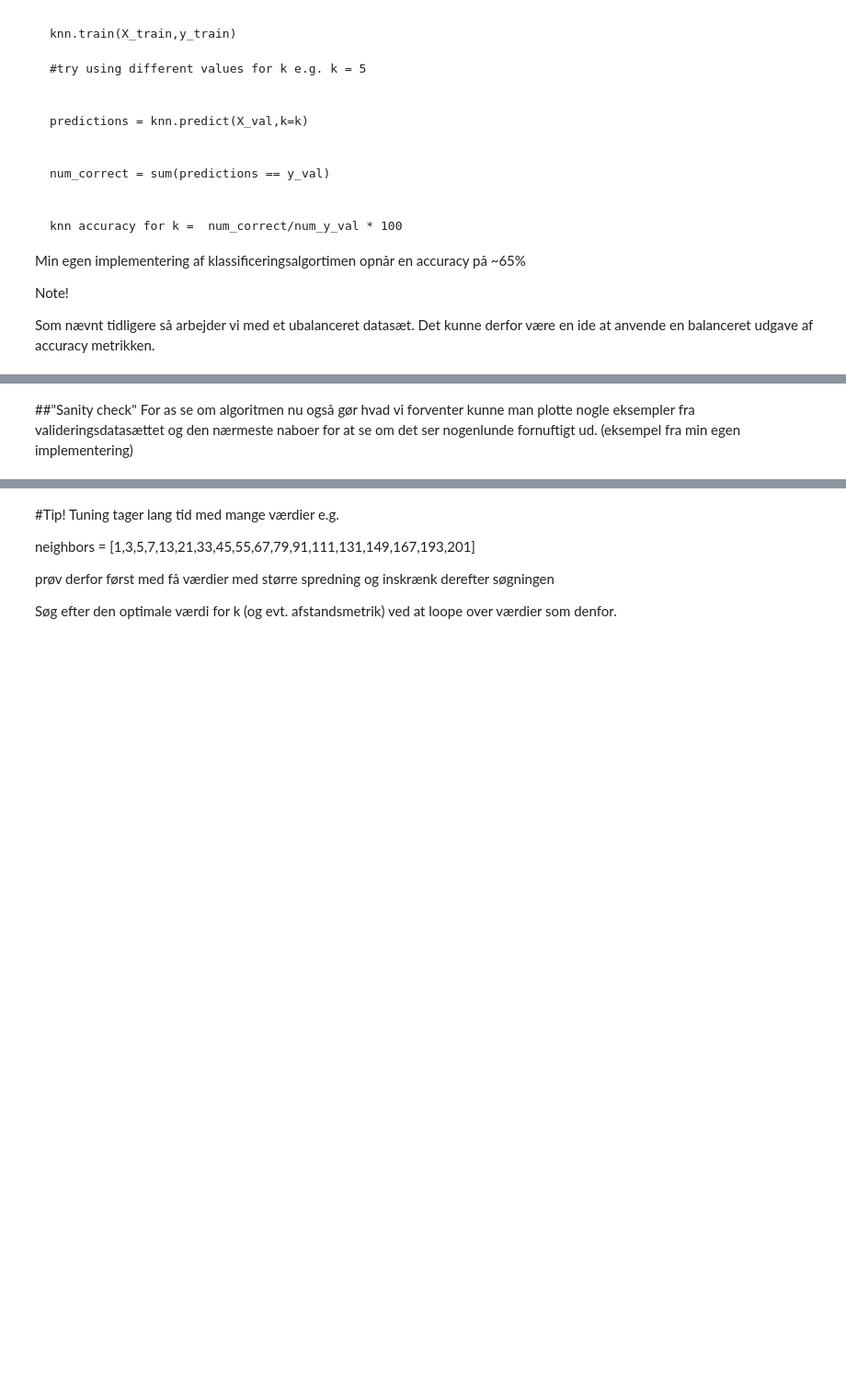
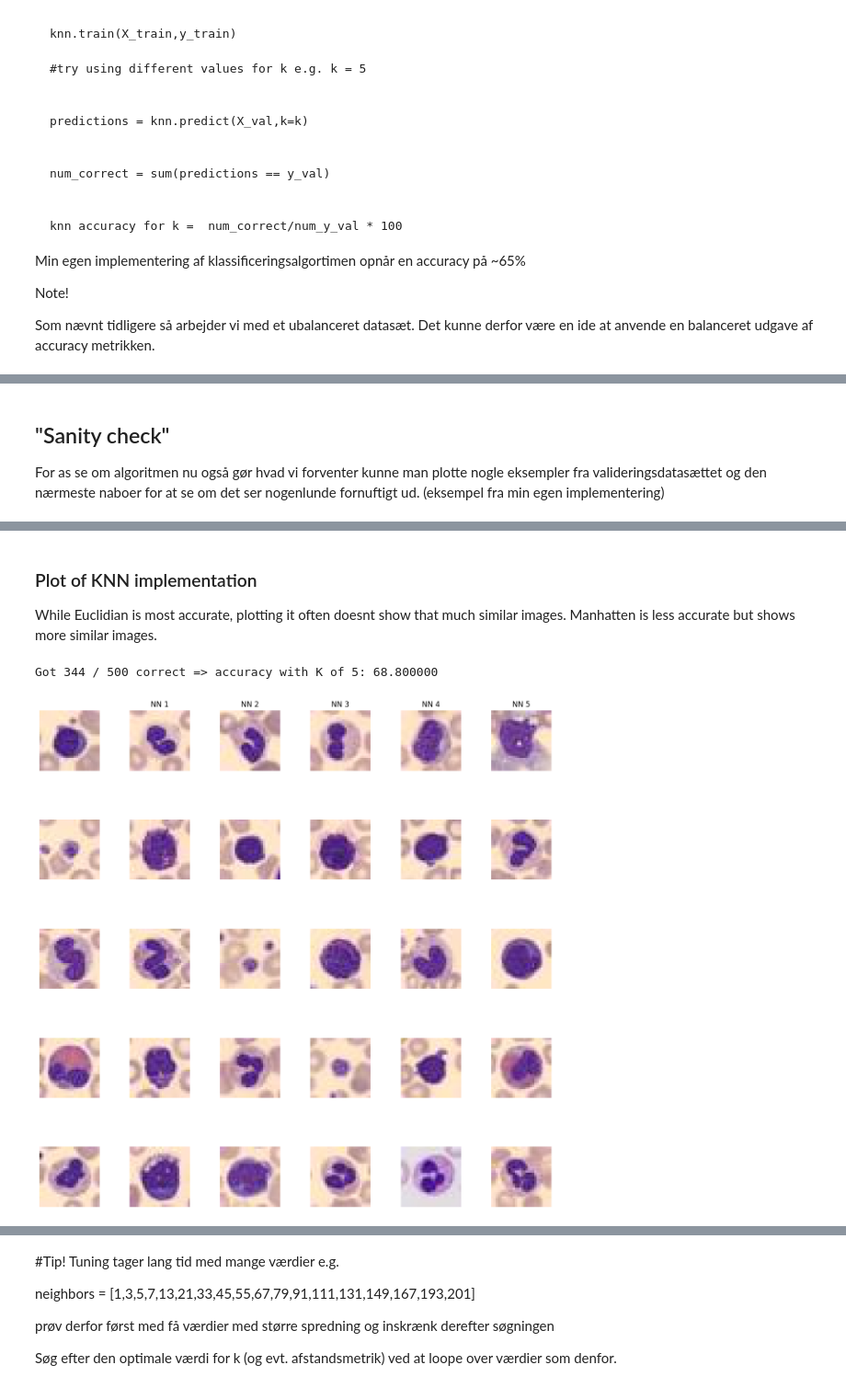
Before and after one commit to Joergenson/dsa-sdu-e24, a Jupyter notebook: Assignment 1/Deep_Learning_Assignment1_1_kNN.ipynb, the cells around one changed output, grey strips where cells are left out. Shown at 92% size. Saved outputs shown, nothing was run; the diff lists cells and outputs as text; code cells hidden in the pictures; blank space fills up the shorter version.

```diff
--- a/Assignment 1/Deep_Learning_Assignment1_1_kNN.ipynb
+++ b/Assignment 1/Deep_Learning_Assignment1_1_kNN.ipynb
@@ -225,6 +274,44 @@ Som nævnt tidligere så arbejder vi med et ubalanceret datasæt. Det kunne derf
 # %% [markdown]
-##"Sanity check"
+## "Sanity check"
 For as se om algoritmen nu også gør hvad vi forventer kunne man plotte nogle eksempler fra valideringsdatasættet og den nærmeste naboer for at se om det ser nogenlunde fornuftigt ud. (eksempel fra min egen implementering)
 # %% [markdown]
 ![closestNeighboors.png](embedded-picture-1)
+# %% [markdown]
+### Plot of KNN implementation
+While Euclidian is most accurate, plotting it often doesnt show that much similar images. Manhatten is less accurate but shows more similar images.
+# %%
+knnE = KNN()
+knnE.train(X_train, y_train)
+predictions, neighbors = knnE.predict(X_val, 9, False)
+num_correct = np.sum(predictions == y_val)
+accuracy = float(num_correct) / num_val * 100
+print('Got %d / %d correct => accuracy with K of %d: %f' % (num_correct, num_val, 5, accuracy))
+
+correct_indices = np.where(predictions == y_val)[0]
+selected_indices = correct_indices[:5]
+
+num_neighbors = 5
+fig, axes = plt.subplots(len(selected_indices), num_neighbors + 1, figsize=(15, 3 * len(selected_indices)))
+fig.subplots_adjust(hspace=0.5, wspace=0.5)
+
+for row, idx in enumerate(selected_indices):
+    example_image = valImages[idx]
+    example_label = valLabels[idx]
+    axes[row, 0].imshow(example_image, cmap='gray')
+    axes[row, 0].axis('off')
+
+    # Plot each of the nearest neighbors
+    for col in range(1, num_neighbors + 1):
+        nn_idx = neighbors[idx, col - 1]
+        neighbor_image = trainImages[nn_idx]
+        neighbor_label = trainLabels[nn_idx]
+        axes[row, col].imshow(neighbor_image, cmap='gray')
+        axes[row, col].axis('off')
+        if row == 0:
+            axes[row, col].set_title(f'NN {col}')
+
+plt.show()
+# %% [output]
+Got 344 / 500 correct => accuracy with K of 5: 68.800000
+[figure, added]
 # %% [markdown]
```
Also changed, not shown: parts of 6 cells of this notebook, 1 other file.
